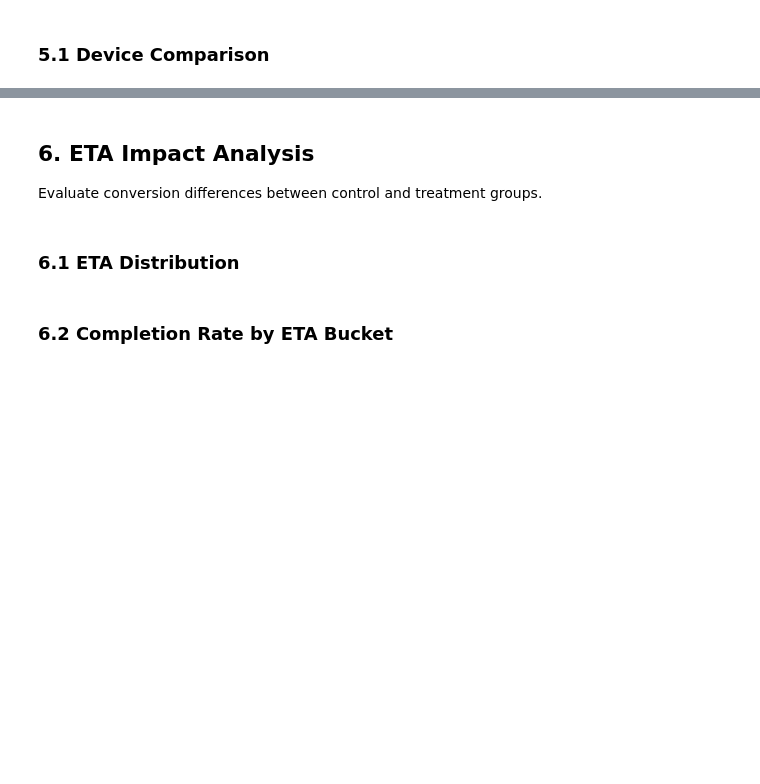
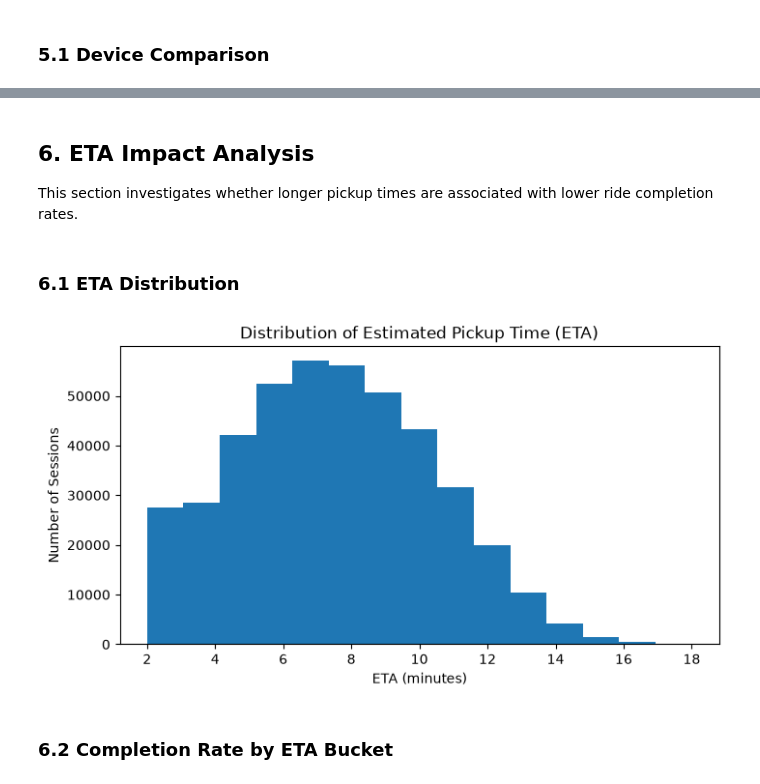
Before and after one commit to trihanda/mobility-product-funnel-analysis, a Jupyter notebook: notebooks/funnel_analysis.ipynb, the cells around one changed output, grey strips where cells are left out. Drawn from its saved outputs; the diff is of its cells as text; code cells hidden in the pictures; blank space fills up the shorter version.

```diff
--- a/notebooks/funnel_analysis.ipynb
+++ b/notebooks/funnel_analysis.ipynb
@@ -481,8 +633,23 @@ Analyze whether device type or city affects booking conversion.
 # %% [markdown]
 ## 6. ETA Impact Analysis
 
-Evaluate conversion differences between control and treatment groups.
+This section investigates whether longer pickup times are associated with lower ride completion rates.
 # %% [markdown]
 ### 6.1 ETA Distribution
+# %%
+plt.figure(figsize=(8, 4))
+
+plt.hist(
+    sessions_df["eta_minutes"],
+    bins=15
+)
+
+plt.title("Distribution of Estimated Pickup Time (ETA)")
+plt.xlabel("ETA (minutes)")
+plt.ylabel("Number of Sessions")
+
+plt.show()
+# %% [output]
+[figure, added]
 # %% [markdown]
 ### 6.2 Completion Rate by ETA Bucket
```
Also changed, not shown: parts of 12 cells of this notebook.
